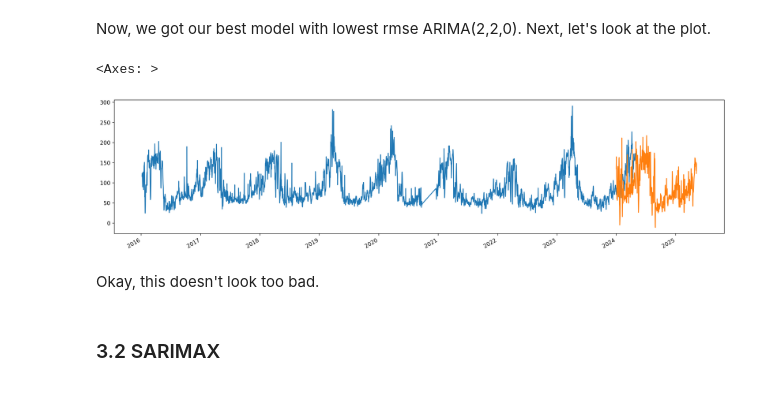
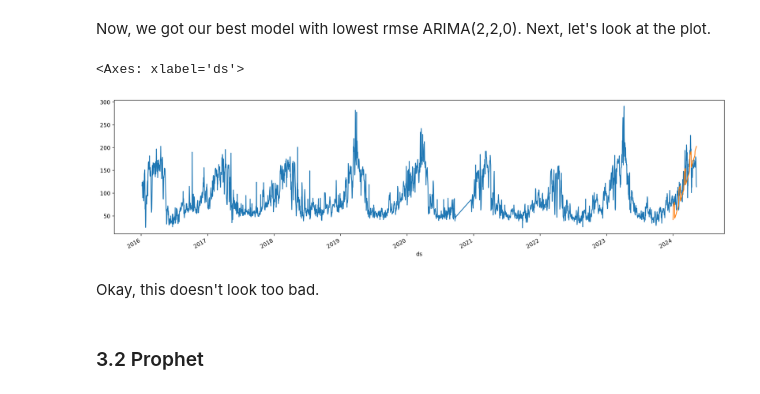
Before and after one commit to waritkan/Chiangmai_PM2.5_Forcasting, a Jupyter notebook: Chiangmai_PM2_5_Forcasting.ipynb, the cells around one changed output. Cells and saved outputs as stored; diff of their text form; code cells hidden in the pictures.

```diff
--- a/Chiangmai_PM2_5_Forcasting.ipynb
+++ b/Chiangmai_PM2_5_Forcasting.ipynb
@@ -70,13 +94,14 @@ df.describe()
 # %% [markdown]
 drop any columns that are not needed for focus and sort the dates.
 # %%
-df = df.rename(columns={' pm25': 'pm2.5'})
-df.dropna(subset=['pm2.5'], inplace=True)
+df = df.rename(columns={' pm25': 'y'})
+df.dropna(subset=['y'], inplace=True)
 # %%
-columns_to_keep = ['date', 'pm2.5']
+columns_to_keep = ['date', 'y']
 df = df[columns_to_keep]
 df = df.sort_values(by='date', ascending=True)
-df['date'] = pd.to_datetime(df['date'])
-df.set_index('date', inplace=True)
+df["date"] = pd.to_datetime(df['date'], infer_datetime_format=True)
+df = df.rename(columns={'date': 'ds'})
+df = df.set_index(["ds"])
 df
 # %% [output]
@@ -97,9 +122,9 @@ df
 # %% [markdown]
 ##2. Exploratory Data Analysis
 # %%
-df['pm2.5'] = pd.to_numeric(df['pm2.5'], errors='coerce')
+df['y'] = pd.to_numeric(df['y'], errors='coerce')
 plt.figure(figsize = (15,5))
-df['pm2.5'].plot();
+df['y'].plot();
 # %% [output]
 [figure]
 # %% [markdown]
@@ -201,24 +226,19 @@ Best d value: 0 (RMSE: 55.543238440831054)
 # %% [markdown]
 Now, we got our best model with lowest rmse ARIMA(2,2,0). Next, let's look at the plot.
 # %%
-new_dates = pd.date_range(start='2024-05-10', periods=365)
-new_df = pd.DataFrame(index=new_dates)
-df = pd.concat([df, new_df])
-
-arima = ARIMA(df_train, order=(2, 2, 0))
+arima = ARIMA(df_train['y'], order=(2, 2, 0))
 arima_result = arima.fit()
-arima_forecast_rmse = arima_result.predict(start=1 ,end=len(df_test))
-arima_forecast = arima_result.predict(start=1 ,end=(len(df_test)+365))
-ARIMA_rmse = np.sqrt(mean_squared_error(df_test, arima_forecast_rmse))
+arima_forecast = arima_result.predict(start=len(df_train) ,end=len(df_train)+len(df_test)-1)
+ARIMA_rmse = np.sqrt(mean_squared_error(df_test, arima_forecast))
 df['ARIMA_forecast'] = [None]*len(df_train) + list(arima_forecast)
 
 plt.figure(figsize = (20,5))
-df['pm2.5'].plot()
+df['y'].plot()
 df['ARIMA_forecast'].plot()
 # %% [output]
-<Axes: >
+<Axes: xlabel='ds'>
-[figure, old version]
+[figure, new version]
 # %% [markdown]
 Okay, this doesn't look too bad.
 # %% [markdown]
-### 3.2 SARIMAX
+### 3.2 Prophet
```
Also changed, not shown: parts of 19 cells of this notebook.
